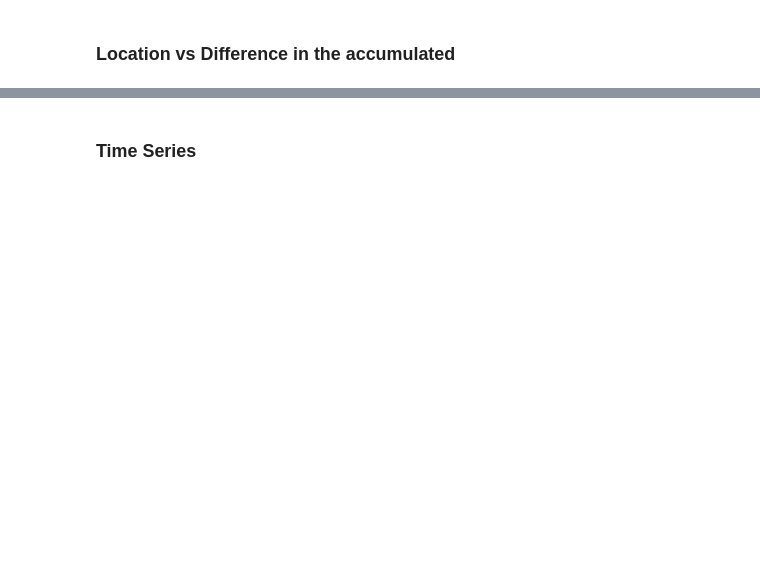
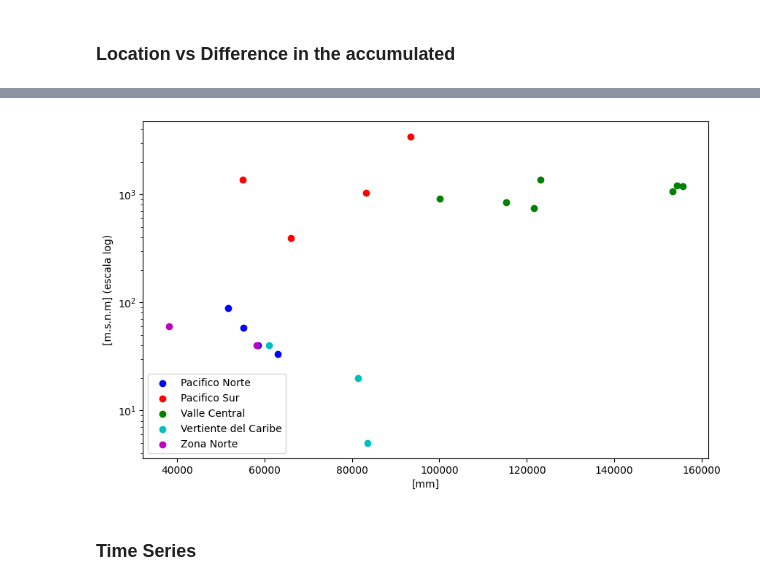
Before and after one commit to maureenfonseca/TFG, a Jupyter notebook: scripts/Analysis_Long Term.ipynb, the cells around one changed output, grey strips where cells are left out. Cells and saved outputs as stored; diff of their text form; code cells hidden in the pictures; blank space fills up the shorter version.

```diff
--- a/scripts/Analysis_Long Term.ipynb
+++ b/scripts/Analysis_Long Term.ipynb
@@ -224,24 +226,27 @@ plt.show()
 # %%
 plt.figure(figsize=(10, 6))
 # Define color map based on unique values in 'region_climatica'
 colors = {'Pacifico Norte': 'b',
           'Pacifico Sur': 'r',
           'Valle Central': 'g',
           'Vertiente del Caribe':'c',
           'Zona Norte':'m'
           }
 
 # Iterate through each region to create scatter plots with appropriate labels
 for region, color in colors.items():
     region_data = meta_df[meta_df['region_climatica'] == region]
     plt.scatter((-1)*region_data['diff_accum'], region_data['Altitud (m.s.n.m.)'], c=color, label=region)
 
 plt.xlabel('[mm]')
 plt.ylabel('[m.s.n.m] (escala log)')
-plt.title(f'Altitud de EMA vs Diferencia')
+#plt.title(f'Altitud de EMA vs Diferencia')
 plt.legend()
 plt.yscale('log')
+plt.savefig('./PLOTS/altitud_vs_diff_LT.png')
 plt.show()
+# %% [output]
+[figure, added]
 # %% [markdown]
 ### Time Series
 # %%
```
Also changed, not shown: parts of 17 cells of this notebook, 6 other files.
